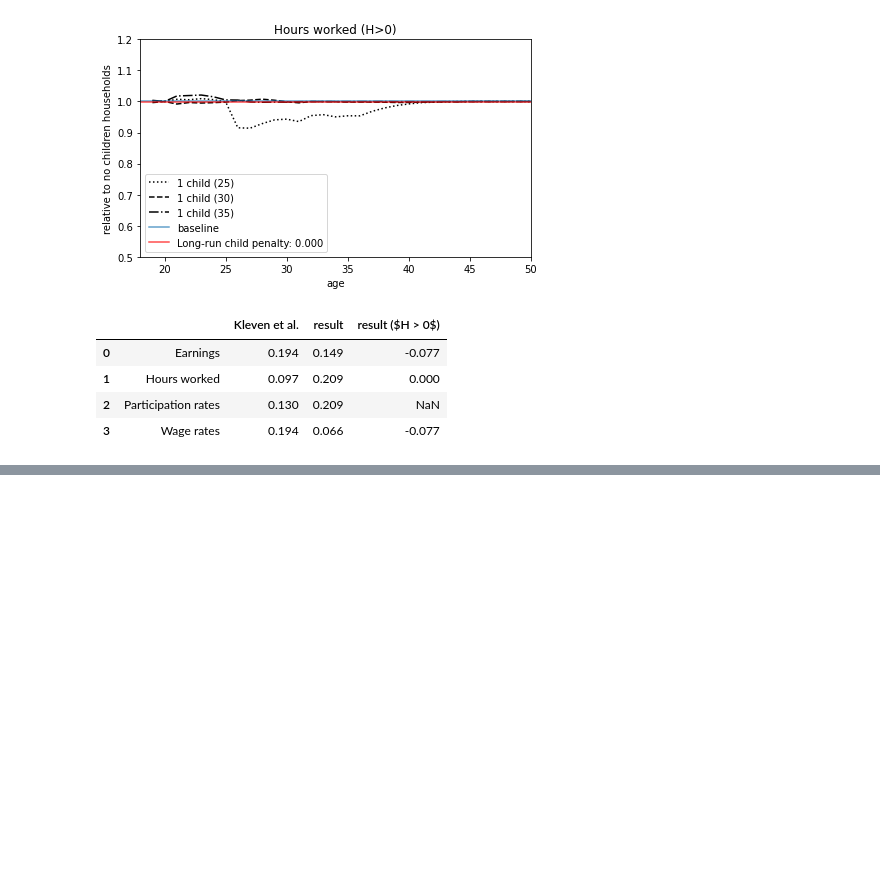
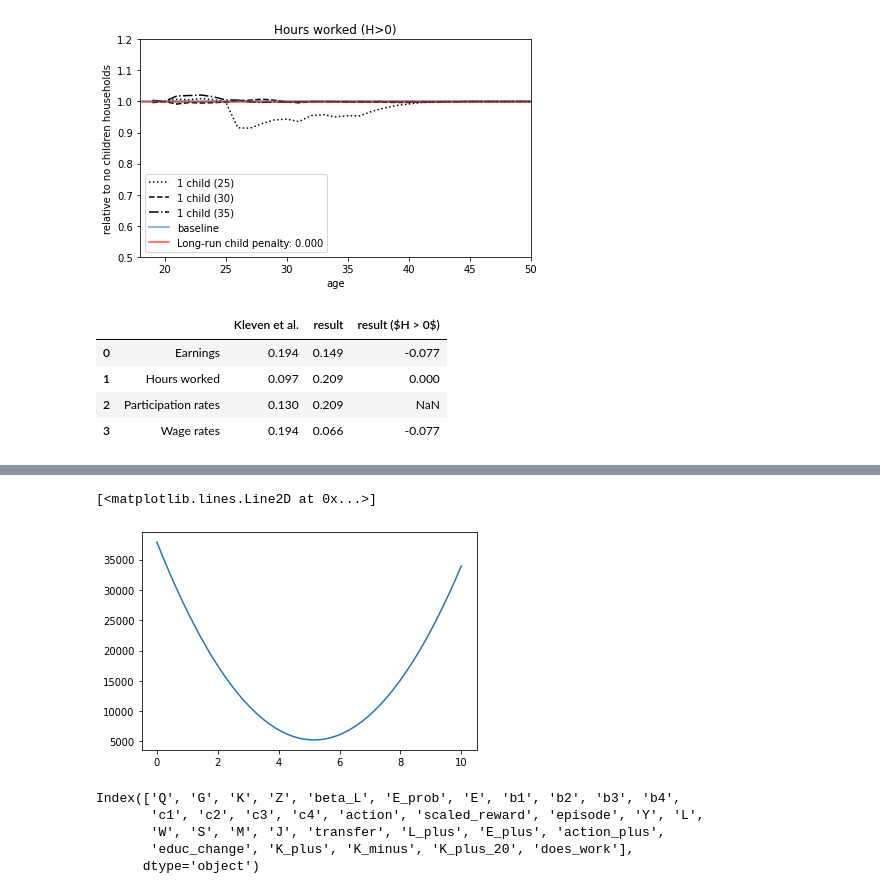
Before and after one commit to JakartaLaw/speciale, a Jupyter notebook: src/Extended Model V1 - Results.ipynb, the cells around one changed output, grey strips where cells are left out. Saved outputs shown, nothing was run; the diff lists cells and outputs as text; code cells hidden in the pictures; blank space fills up the shorter version.

```diff
--- a/src/Extended Model V1 - Results.ipynb
+++ b/src/Extended Model V1 - Results.ipynb
@@ -364,0 +494,19 @@ df_comparison
+# %%
+tmp = df.loc[df['E'] < 0.5][['E', 'J', 'L', 'action']]
+# %%
+tmp['E_time'] = tmp['E'] * 37
+tmp['omega'] = 7 * 24 # total time in one week
+# %%
+
+def objective(beta):
+
+    l = tmp['J'] - (tmp['omega'] - beta * tmp['J'] - (1 - beta) * tmp['action'])
+    print(np.mean(l))
+    res = np.mean((tmp['J'] - l)**2)
+    return res
+
+def constraint(beta):
+    return 1 - np.sum(beta)
+# %%
+xx = np.linspace(0, 1)
+yy = list(map(objective, xx))
@@ -364,0 +531,13 @@ df_comparison
+# %%
+plt.plot(xx, yy)
+# %% [output]
+[<matplotlib.lines.Line2D at 0x...>]
+[figure, added]
+# %%
+df.columns
+# %% [output]
+Index(['Q', 'G', 'K', 'Z', 'beta_L', 'E_prob', 'E', 'b1', 'b2', 'b3', 'b4',
+       'c1', 'c2', 'c3', 'c4', 'action', 'scaled_reward', 'episode', 'Y', 'L',
+       'W', 'S', 'M', 'J', 'transfer', 'L_plus', 'E_plus', 'action_plus',
+       'educ_change', 'K_plus', 'K_minus', 'K_plus_20', 'does_work'],
+      dtype='object')
```
Also changed, not shown: parts of 22 cells of this notebook, 9 other files.
